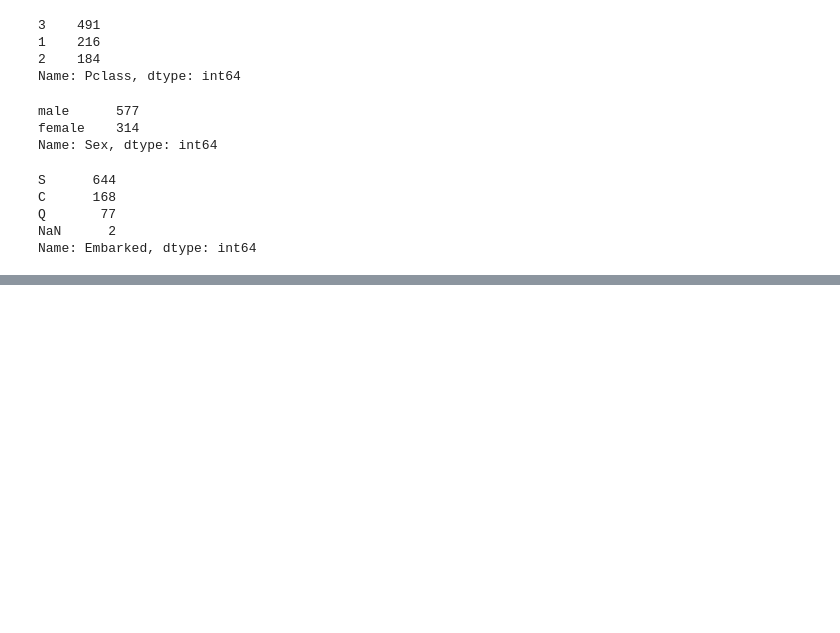
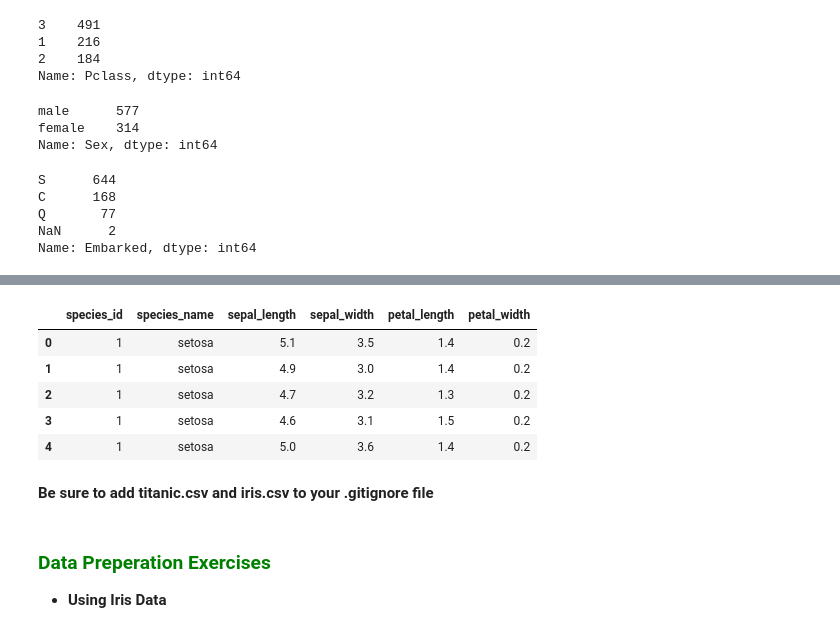
Before and after one commit to brandonjbryant/classification-exercises, a Jupyter notebook: classification-exercises.ipynb, the cells around one changed output, grey strips where cells are left out. Saved outputs shown, nothing was run; the diff lists cells and outputs as text; code cells hidden in the pictures; blank space fills up the shorter version.

```diff
--- a/classification-exercises.ipynb
+++ b/classification-exercises.ipynb
@@ -337,0 +440,16 @@ Name: Embarked, dtype: int64
+# %%
+iris_df = get_iris_data(cached= False)
+# %%
+iris_df.head()
+# %% [output]
+|  | species_id | species_name | sepal_length | sepal_width | petal_length | petal_width |
+| 0 | 1 | setosa | 5.1 | 3.5 | 1.4 | 0.2 |
+| 1 | 1 | setosa | 4.9 | 3.0 | 1.4 | 0.2 |
+| 2 | 1 | setosa | 4.7 | 3.2 | 1.3 | 0.2 |
+| 3 | 1 | setosa | 4.6 | 3.1 | 1.5 | 0.2 |
+| 4 | 1 | setosa | 5.0 | 3.6 | 1.4 | 0.2 |
+# %% [markdown]
+**Be sure to add titanic.csv and iris.csv to your .gitignore file**
+# %% [markdown]
+### <font color='green'>Data Preperation Exercises</font>
+* **Using Iris Data**
```
Also changed, not shown: parts of 33 cells of this notebook.
